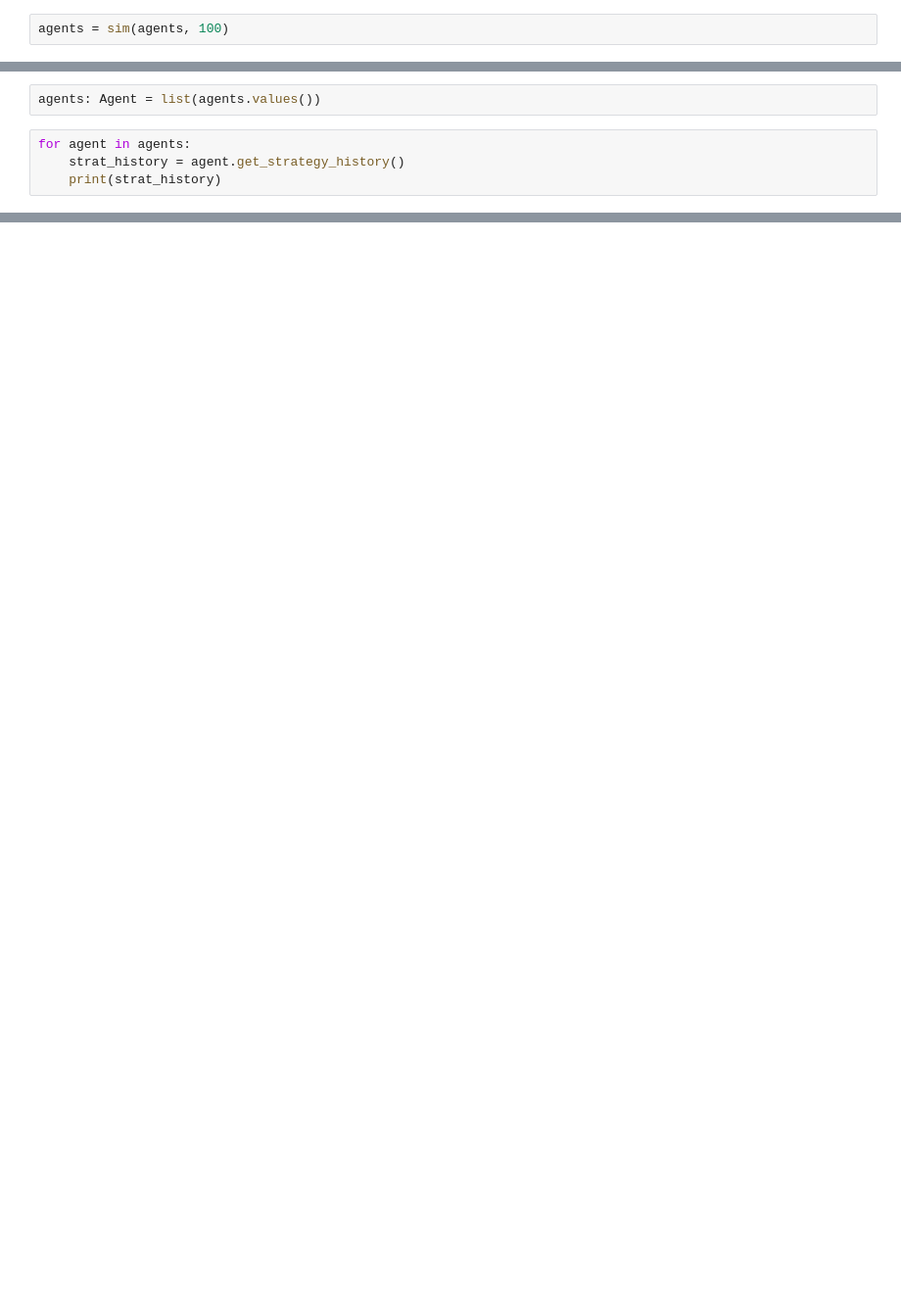
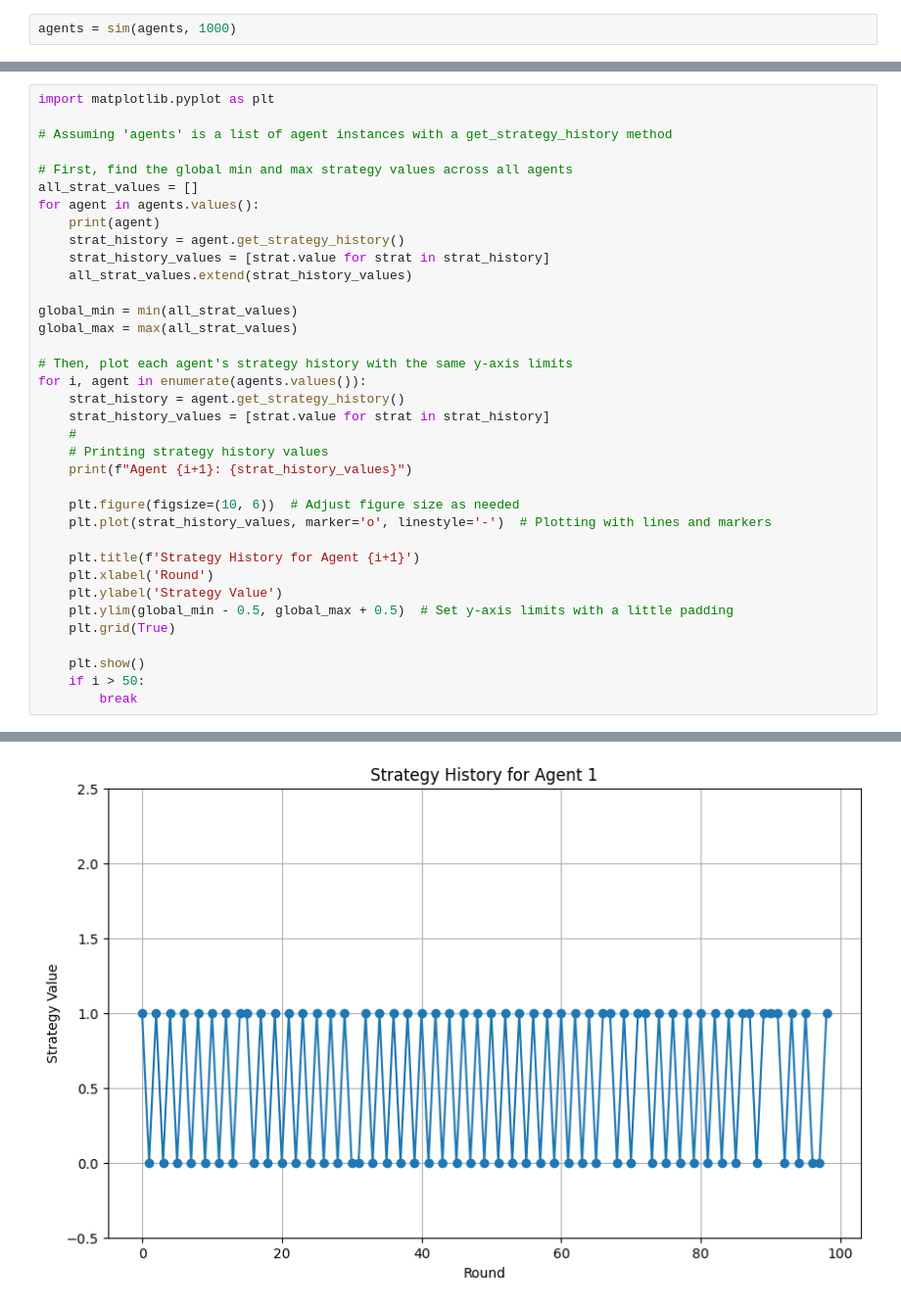
Before and after one commit to elipropp/Polarization-Dynamics, a Jupyter notebook: oldPeopleNotebook.ipynb, the cells around one changed output, grey strips where cells are left out. Shown at 98% size. Drawn from its saved outputs; the diff is of its cells as text; blank space fills up the shorter version.

```diff
--- a/oldPeopleNotebook.ipynb
+++ b/oldPeopleNotebook.ipynb
@@ -15,2 +69,2 @@ agents = generateAgents(distribution, 200)
 # %%
-agents = sim(agents, 100)
+agents = sim(agents, 1000)
@@ -41,6 +70,0 @@ dict_keys([UUID('e9c073f6-8e2d-4b0e-93e1-8c7b72ece5de'), UUID('98c8c9f5-f5f0-45c
-# %%
-agents: Agent = list(agents.values())
-# %%
-for agent in agents:
-    strat_history = agent.get_strategy_history()
-    print(strat_history)
@@ -64,0 +71,37 @@ for agent in agents:
+# %%
+import matplotlib.pyplot as plt
+
+# Assuming 'agents' is a list of agent instances with a get_strategy_history method
+
+# First, find the global min and max strategy values across all agents
+all_strat_values = []
+for agent in agents.values():
+    print(agent)
+    strat_history = agent.get_strategy_history()
+    strat_history_values = [strat.value for strat in strat_history]
+    all_strat_values.extend(strat_history_values)
+
+global_min = min(all_strat_values)
+global_max = max(all_strat_values)
+
+# Then, plot each agent's strategy history with the same y-axis limits
+for i, agent in enumerate(agents.values()):
+    strat_history = agent.get_strategy_history()
+    strat_history_values = [strat.value for strat in strat_history]
+    #
+    # Printing strategy history values
+    print(f"Agent {i+1}: {strat_history_values}")
+
+    plt.figure(figsize=(10, 6))  # Adjust figure size as needed
+    plt.plot(strat_history_values, marker='o', linestyle='-')  # Plotting with lines and markers
+
+    plt.title(f'Strategy History for Agent {i+1}')
+    plt.xlabel('Round')
+    plt.ylabel('Strategy Value')
+    plt.ylim(global_min - 0.5, global_max + 0.5)  # Set y-axis limits with a little padding
+    plt.grid(True)
+
+    plt.show()
+    if i > 50:
+        break
+# %% [output]
@@ -64,0 +125 @@ for agent in agents:
+[figure, added]
```
Also changed, not shown: parts of 11 cells of this notebook, 2 other files.
